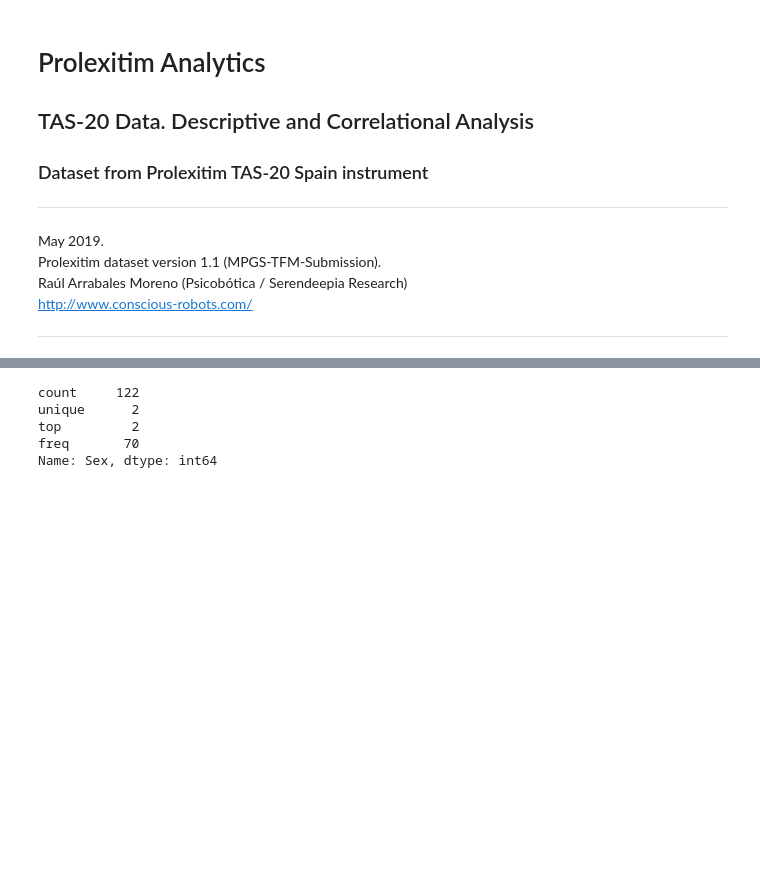
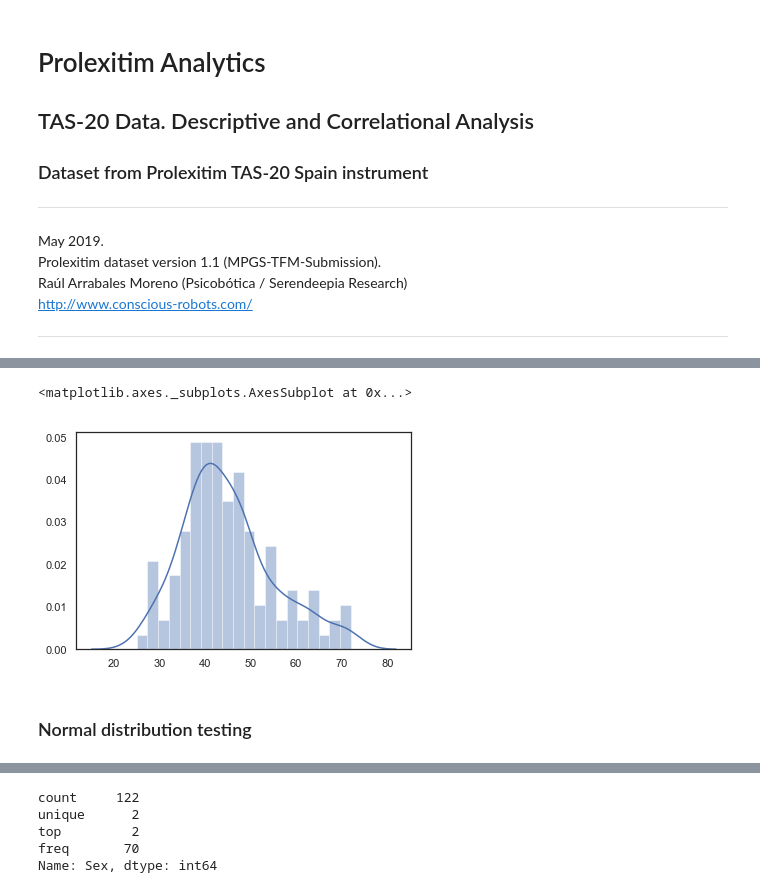
Before and after one commit to psicobotica/prolexitim-analytics, a Jupyter notebook: scripts/TAS-Correlational.ipynb, the cells around one changed output, grey strips where cells are left out. Saved outputs shown, nothing was run; the diff lists cells and outputs as text; code cells hidden in the pictures; blank space fills up the shorter version.

```diff
--- a/scripts/TAS-Correlational.ipynb
+++ b/scripts/TAS-Correlational.ipynb
@@ -121,0 +86,7 @@ tas_df.describe()
+# %%
+sns.distplot(tas_df[["TAS20"]], bins=20, kde=True)
+# %% [output]
+<matplotlib.axes._subplots.AxesSubplot at 0x...>
+[figure, added]
+# %% [markdown]
+### Normal distribution testing
```
Also changed, not shown: parts of 38 cells of this notebook.
